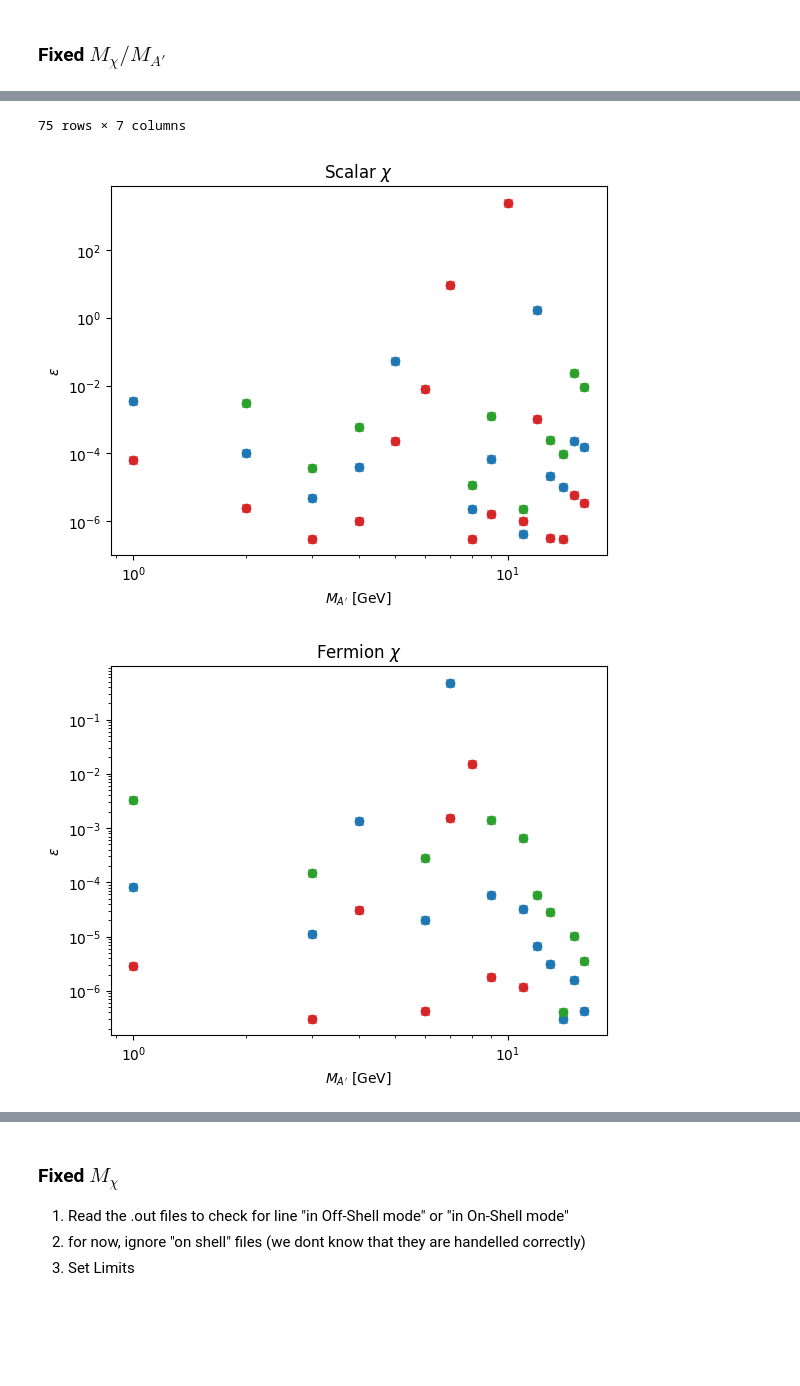
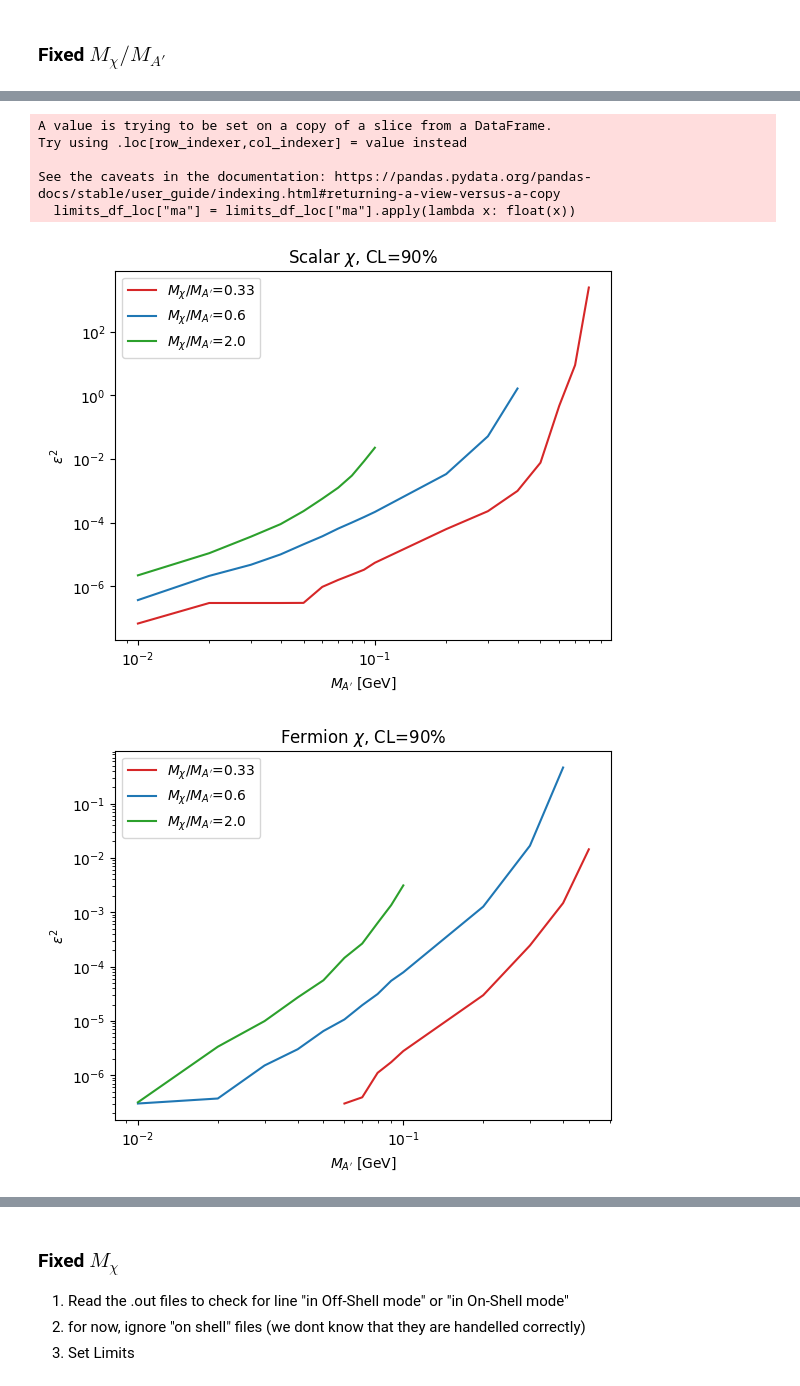
Before and after one commit to amh-137/DarkElectronScatter, a Jupyter notebook: notebooks/limits.ipynb, the cells around one changed output, grey strips where cells are left out. Drawn from its saved outputs; the diff is of its cells as text; code cells hidden in the pictures; blank space fills up the shorter version.

```diff
--- a/notebooks/limits.ipynb
+++ b/notebooks/limits.ipynb
@@ -20,9 +20,11 @@ sys.path.append("../")
 from src.data import load_root_file
 from src.transforms import add_cos_theta_signal
 from src.PoT_scalling import pot_scale
+import src.constants as c
 
 dm_types = ["scalar", "fermion"]
-RUN1_MICROBOONE_POT = 2e20
+MICORBOONE_POT = c.POT_RUN1_MICROBOONE + c.POT_RUN3_MICROBOONE
+CL = 0.1
 # %%
 # Cuts
 E_e_min = 0.1 # GeV from ...
@@ -113,7 +115,7 @@ for dm_type in dm_types:
             ma = file.split("_")[3]
             meson_t = file[0:3]
 
-            pot_sc = (RUN1_MICROBOONE_POT / pot) * pmax
+            pot_sc = (MICORBOONE_POT / pot) * pmax
             hist, edges = two_bin_hist(df, pot_sc, cos_theta_numi_cuts)
             n_evts_df.append([dm_type, dt, ma, meson_t, hist, edges])
 
@@ -204,6 +192,6 @@ print(s, b)
 # %%
 # set limits
-def pyhf_limits(rootfname : str, rootfpath : str, nominal_eps : float = 1e-3, bkg_err : float = 0.1):
+def pyhf_limits(rootfname : str, rootfpath : str, nominal_eps : float = 1e-3, bkg_err : float = 0.1, CL=0.1):
     with uproot.open(rootfpath+rootfname+".root") as file:
         total_sig = np.sum(file["signal"].values())
         total_bkg = np.sum(file["background"].values())
@@ -212,7 +200,11 @@ def pyhf_limits(rootfname : str, rootfpath : str, nominal_eps : float = 1e-3, bk
             print(f"No signal for {rootfpath+rootfname}")
             return 0, 0, 0, 0
 
-        if total_bkg / total_sig > 10: # maybe make this > 5? ("buffer zone")
+        # if total_sig / total_bkg > 10:
+        #     print("sig / bkg > 10 (crazy)")
+        #     print(total_sig / total_bkg)
+
+        if (total_bkg / total_sig > 10) or (total_sig / total_bkg > 15): # maybe make this > 5? ("buffer zone")
             # need to rescale it
             print(f"Rescaling for {rootfpath+rootfname}")
 
@@ -239,7 +231,7 @@ def pyhf_limits(rootfname : str, rootfpath : str, nominal_eps : float = 1e-3, bk
 
 
             poi_values = np.linspace(0., 10., 100)
-            obs_limit, exp_limits, (scan, results) = pyhf.infer.intervals.upper_limits.upper_limit(obs, model, poi_values, level=0.05, return_results=True)
+            obs_limit, exp_limits, (scan, results) = pyhf.infer.intervals.upper_limits.upper_limit(obs, model, poi_values, level=CL, return_results=True)
             mu_obs, mu_exp = obs_limit, exp_limits[2]
             obs_epsilon = (nominal_eps**2)*np.sqrt(obs_limit)
             exp_epsilon = (nominal_eps**2)*np.sqrt(exp_limits[2])
@@ -259,7 +251,7 @@ def pyhf_limits(rootfname : str, rootfpath : str, nominal_eps : float = 1e-3, bk
             obs = list(b) + list(model.config.auxdata)
 
             poi_values = np.linspace(0., 10., 100)
-            obs_limit, exp_limits, (scan, results) = pyhf.infer.intervals.upper_limits.upper_limit(obs, model, poi_values, level=0.05, return_results=True)
+            obs_limit, exp_limits, (scan, results) = pyhf.infer.intervals.upper_limits.upper_limit(obs, model, poi_values, level=CL, return_results=True)
             mu_obs, mu_exp = obs_limit, exp_limits[2]
             obs_epsilon = (nominal_eps**2)*np.sqrt(obs_limit)
             exp_epsilon = (nominal_eps**2)*np.sqrt(exp_limits[2])
@@ -271,7 +263,7 @@ limits_df = []
 for file in os.listdir("../data/root/hist/fixed_dt/"):
     if file.endswith(".root"):
         #print(file)
-        obs_epsilon, exp_epsilon, mu_obs, mu_exp = pyhf_limits(file.strip(".root"), "../data/root/hist/fixed_dt/")
+        obs_epsilon, exp_epsilon, mu_obs, mu_exp = pyhf_limits(file.strip(".root"), "../data/root/hist/fixed_dt/", CL=CL)
         #obs_epsilon, exp_epsilon, mu_obs, mu_exp = 0, 0, 0, 0
         # with uproot.open(f"../data/root/hist/fixed_dt/{file}") as f:
         #     if f["signal"].values()[0] == 0:
@@ -326,39 +302,36 @@ NOT Rescaling for ../data/root/hist/fixed_dt/fermion_ma_0.01_dt_2.0
 Rescaling for ../data/root/hist/fixed_dt/scalar_ma_0.09_dt_0.33
 Rescaling for ../data/root/hist/fixed_dt/fermion_ma_0.2_dt_0.6
 # %%
+limits_df = pd.DataFrame(limits_df, columns=["dm_type", "ma", "dt", "obs_epsilon", "exp_epsilon", "mu_obs", "mu_exp"])
+
+display(limits_df.head())
+
 # Plot limits
 limits_df.to_csv("../data/csv/fixed_dt.csv")
-fig_scalar = plt.figure()
-ax_scalar = fig_scalar.add_subplot(111)
 
-fig_fermion = plt.figure()
-ax_fermion = fig_fermion.add_subplot(111)
-
-display(limits_df)
+#display(limits_df)
 
 cols = {"0.33":"tab:red", "0.6":"tab:blue", "2.0":"tab:green"}
 
-for dt in ["0.33", "0.6", "2.0"]:
-    limits_df_loc = limits_df[limits_df["dt"]==dt+".root"]
-    for row in limits_df_loc.iterrows():
-        dt_ = row[1]["dt"].strip(".root")
-        dmt = row[1]["dm_type"]
+for dm_type in ["scalar", "fermion"]:
+    fig = plt.figure()
+    ax = fig.add_subplot(111)
+    for dt in ["0.33", "0.6", "2.0"]:
+        limits_df_loc = limits_df[(limits_df["dt"]==dt+".root") & (limits_df["dm_type"] == dm_type)]
 
-        if dmt == "scalar":
-            ax_scalar.plot(row[1]["ma"], row[1]["obs_epsilon"], label=f"Observed, dt={dt}", color=cols[dt_], marker="o")
-            ax_scalar.plot(row[1]["ma"], row[1]["exp_epsilon"], label=f"Expected, dt={dt}", color=cols[dt_], marker="x")
+        limits_df_loc["ma"] = limits_df_loc["ma"].apply(lambda x: float(x))
+        limits_df_loc = limits_df_loc[limits_df_loc["obs_epsilon"] > 0]
+        limits_df_loc.sort_values(by="ma", inplace=True)
+        #display(limits_df_loc)
+        ax.plot(limits_df_loc["ma"], limits_df_loc["obs_epsilon"], label=r"$M_\chi/M_{A'}$"+f"={dt}", color=cols[dt])
+        #ax.scatter(limits_df_loc["ma"], limits_df_loc["exp_epsilon"], label=f"Expected, dt={dt}", color=cols[dt])
 
-        if dmt == "fermion":
-            ax_fermion.plot(row[1]["ma"], row[1]["obs_epsilon"], label="Observed", color=cols[dt_], marker="o")
-            ax_fermion.plot(row[1]["ma"], row[1]["exp_epsilon"], label="Expected", color=cols[dt_], marker="x")
 
-#ax_scalar.legend()
-ax_scalar.set(title=r"Scalar $\chi$", xlabel=r"$M_{A'}$ [GeV]", ylabel=r"$\epsilon$")
-ax_scalar.loglog()
+    #ax_scalar.legend()
+    ax.set(title=f"{dm_type}".capitalize() + rf" $\chi$, CL={1-CL:.0%}", xlabel=r"$M_{A'}$ [GeV]", ylabel=r"$\epsilon^2$")
+    ax.loglog()
+    ax.legend()
 
-#ax_fermion.legend()
-ax_fermion.set(title=r"Fermion $\chi$", xlabel=r"$M_{A'}$ [GeV]", ylabel=r"$\epsilon$")
-ax_fermion.loglog()
 
 # plt.savefig("../plots/limits/fixed_dt/"+f"{row[1]['dm_type']}_dt_{dt}.png")
 # plt.savefig("../plots/limits/fixed_dt/"+f"{row[1]['dm_type']}_dt_{dt}.pdf")
@@ -379,3 +346,7 @@ plt.show()
-75 rows × 7 columns
+A value is trying to be set on a copy of a slice from a DataFrame.
+Try using .loc[row_indexer,col_indexer] = value instead
+
+See the caveats in the documentation: https://pandas.pydata.org/pandas-docs/stable/user_guide/indexing.html#returning-a-view-versus-a-copy
+  limits_df_loc["ma"] = limits_df_loc["ma"].apply(lambda x: float(x))
-[figure, old version]
+[figure, new version]
-[figure, old version]
+[figure, new version]
```
Also changed, not shown: parts of 9 cells of this notebook, 1 other file.
